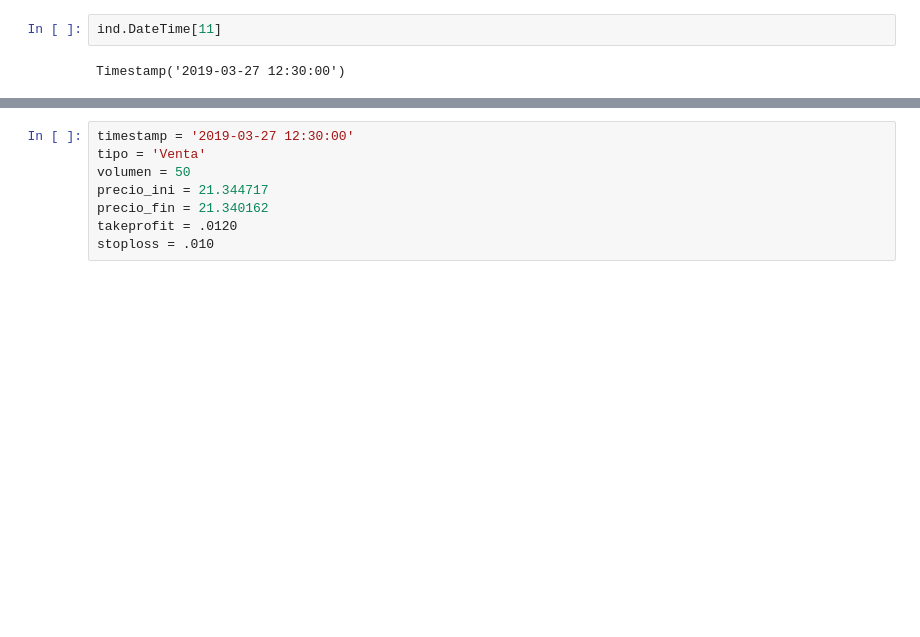
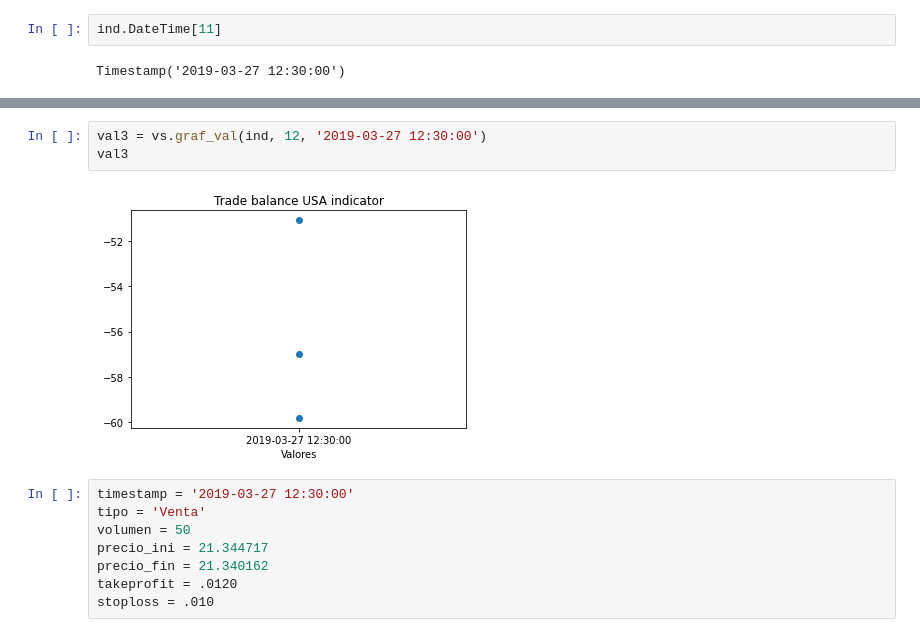
Before and after one commit to jesusalvarezc/FInal_Project, a Jupyter notebook: notebook_final.ipynb, the cells around one changed output, grey strips where cells are left out. Cells and saved outputs as stored; diff of their text form; blank space fills up the shorter version.

```diff
--- a/notebook_final.ipynb
+++ b/notebook_final.ipynb
@@ -195,3 +234,8 @@ Timestamp('2019-03-27 12:30:00')
+# %%
+val3 = vs.graf_val(ind, 12, '2019-03-27 12:30:00')
+val3
+# %% [output]
+[figure, added]
 # %%
 timestamp = '2019-03-27 12:30:00'
 tipo = 'Venta'
```
Also changed, not shown: parts of 22 cells of this notebook, 1 other file.
